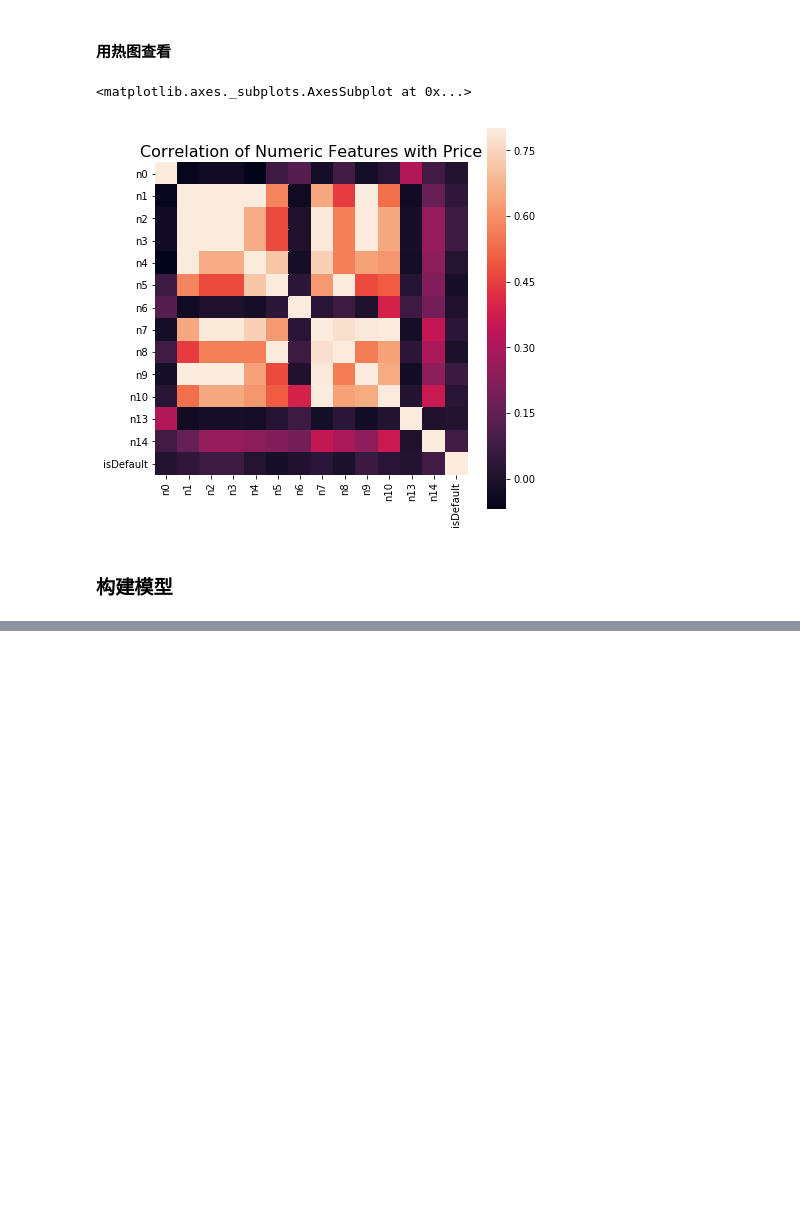
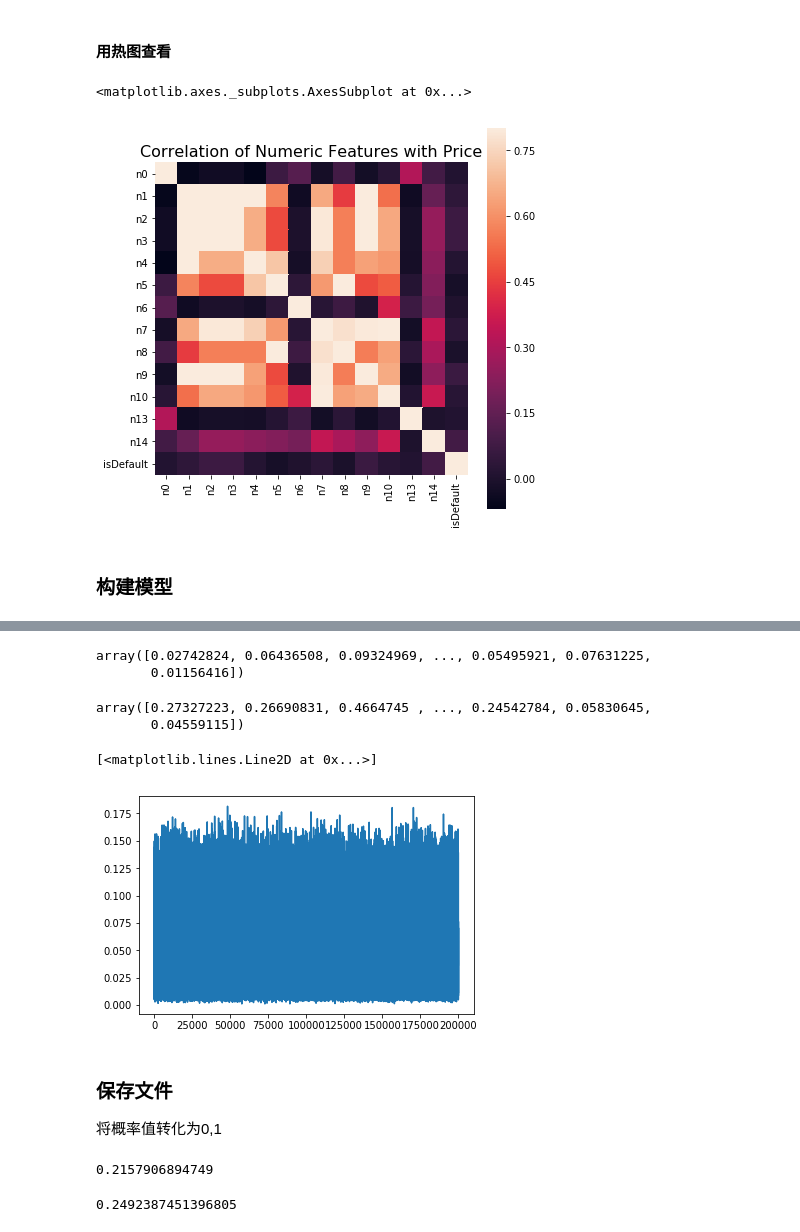
Before and after one commit to FourHan/finance_competition, a Jupyter notebook: task03特征工程.ipynb, the cells around one changed output, grey strips where cells are left out. Cells and saved outputs as stored; diff of their text form; code cells hidden in the pictures; blank space fills up the shorter version.

```diff
--- a/task03特征工程.ipynb
+++ b/task03特征工程.ipynb
@@ -596,5 +653,5 @@ for data in [data_train, data_test]:
 # %%
-fea=np.append(fea,np.array(['isDefault']))
+# fea=np.append(fea,np.array(['isDefault']))
 # %%
 x_train = data_train[fea].drop(['isDefault'], axis=1)
 # 计算协方差
@@ -656,7 +713,7 @@ def cv_model(clf, train_x, train_y, test_x, clf_name):
 
             model = clf.train(params, train_matrix, 50000, valid_sets=[train_matrix, valid_matrix], verbose_eval=200,early_stopping_rounds=200)
             val_pred = model.predict(val_x, num_iteration=model.best_iteration)
-            test_pred = model.predict(test_x, num_iteration=model.best_iteration)
+            test_pred = model.predict(test_x, num_iteration=model.best_iteration,predict_disable_shape_check=True)
 
             # print(list(sorted(zip(features, model.feature_importance("gain")), key=lambda x: x[1], reverse=True))[:20])
 
@@ -728,0 +785,3 @@ data_train.shape
+# %%
+x_train = data_train.drop(['isDefault'], axis=1)
+x_train.shape
@@ -729 +790,3 @@ data_train.shape
+# %%
+x_test = data_test
 # %%
@@ -736,0 +816,19 @@ NameError: name 'x_test' is not defined
+# %%
+lgb_test
+# %% [output]
+array([0.02742824, 0.06436508, 0.09324969, ..., 0.05495921, 0.07631225,
+       0.01156416])
+# %%
+lgb_train
+# %% [output]
+array([0.27327223, 0.26690831, 0.4664745 , ..., 0.24542784, 0.05830645,
+       0.04559115])
+# %%
+plt.plot(lgb_test)
+# %% [output]
+[<matplotlib.lines.Line2D at 0x...>]
+[figure, added]
+# %% [markdown]
+### 保存文件
+
+将概率值转化为0,1
@@ -736,0 +839,10 @@ NameError: name 'x_test' is not defined
+# %%
+b=result.value_counts()
+b[1]/b[0]
+# %% [output]
+0.2157906894749
+# %%
+a=y_train.value_counts()
+a[1]/a[0]
+# %% [output]
+0.2492387451396805
```
Also changed, not shown: parts of 82 cells of this notebook, 1 other file.
